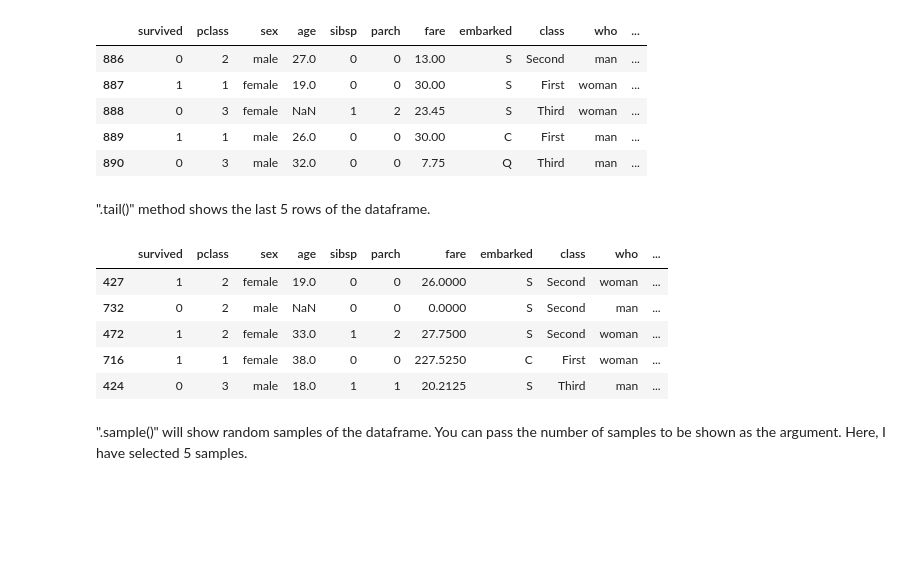
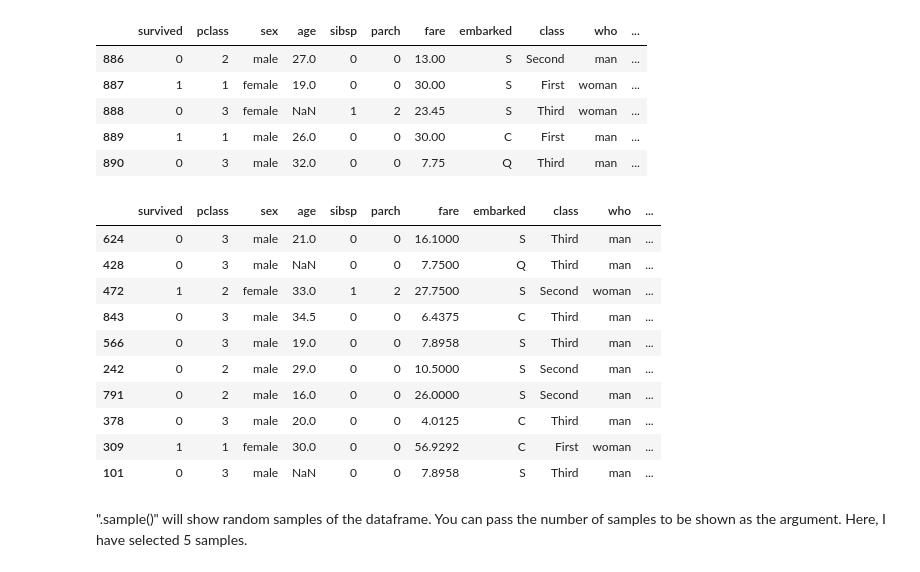
Before and after one commit to rakshitroshan/titanic-data-analysis, a Jupyter notebook: EDA(1) (1).ipynb, the cells around one changed output. Drawn from its saved outputs; the diff is of its cells as text; code cells hidden in the pictures; blank space fills up the shorter version.

```diff
--- a/EDA(1) (1).ipynb
+++ b/EDA(1) (1).ipynb
@@ -46,17 +46,20 @@ df.tail()
 | 888 | 0 | 3 | female | NaN | 1 | 2 | 23.45 | S | Third | woman | ... |
 | 889 | 1 | 1 | male | 26.0 | 0 | 0 | 30.00 | C | First | man | ... |
 | 890 | 0 | 3 | male | 32.0 | 0 | 0 | 7.75 | Q | Third | man | ... |
-# %% [markdown]
-".tail()" method shows the last 5 rows of the dataframe.
 # %%
-df.sample(5)
+df.sample(10)
 # %% [output]
 |  | survived | pclass | sex | age | sibsp | parch | fare | embarked | class | who | ... |
-| 427 | 1 | 2 | female | 19.0 | 0 | 0 | 26.0000 | S | Second | woman | ... |
-| 732 | 0 | 2 | male | NaN | 0 | 0 | 0.0000 | S | Second | man | ... |
+| 624 | 0 | 3 | male | 21.0 | 0 | 0 | 16.1000 | S | Third | man | ... |
+| 428 | 0 | 3 | male | NaN | 0 | 0 | 7.7500 | Q | Third | man | ... |
 | 472 | 1 | 2 | female | 33.0 | 1 | 2 | 27.7500 | S | Second | woman | ... |
-| 716 | 1 | 1 | female | 38.0 | 0 | 0 | 227.5250 | C | First | woman | ... |
-| 424 | 0 | 3 | male | 18.0 | 1 | 1 | 20.2125 | S | Third | man | ... |
+| 843 | 0 | 3 | male | 34.5 | 0 | 0 | 6.4375 | C | Third | man | ... |
+| 566 | 0 | 3 | male | 19.0 | 0 | 0 | 7.8958 | S | Third | man | ... |
+| 242 | 0 | 2 | male | 29.0 | 0 | 0 | 10.5000 | S | Second | man | ... |
+| 791 | 0 | 2 | male | 16.0 | 0 | 0 | 26.0000 | S | Second | man | ... |
+| 378 | 0 | 3 | male | 20.0 | 0 | 0 | 4.0125 | C | Third | man | ... |
+| 309 | 1 | 1 | female | 30.0 | 0 | 0 | 56.9292 | C | First | woman | ... |
+| 101 | 0 | 3 | male | NaN | 0 | 0 | 7.8958 | S | Third | man | ... |
 # %% [markdown]
 ".sample()" will show random samples of the dataframe. You can pass the number of samples to be shown as the argument. Here, I have selected 5 samples.
 # %% [markdown]
```
Also changed, not shown: parts of 3 cells of this notebook.
